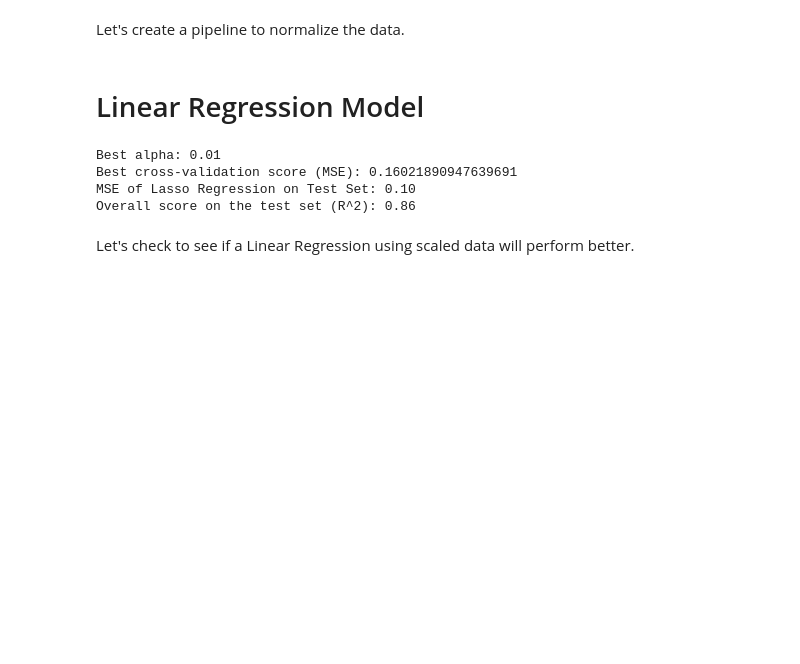
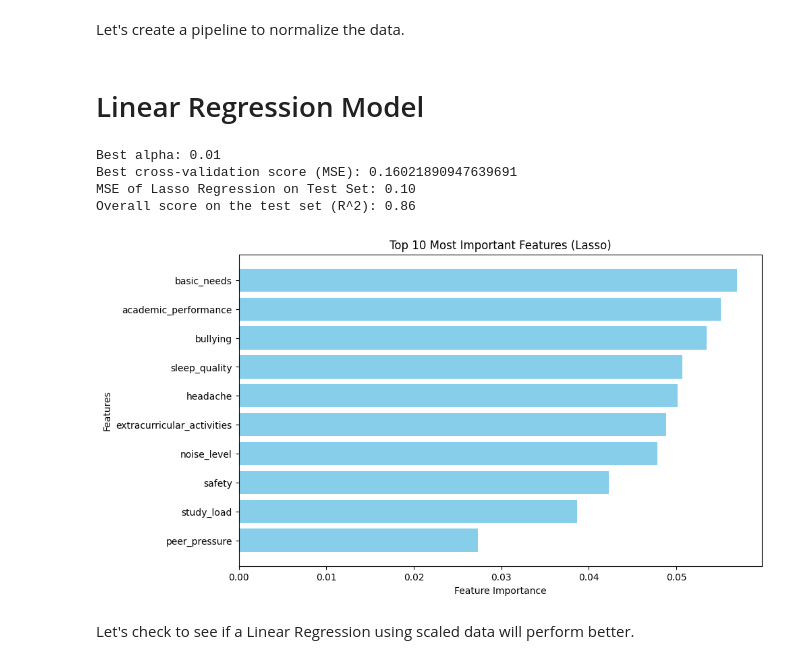
Before and after one commit to promatty/academic-performance-prediction, a Jupyter notebook: studentStress.ipynb, the cells around one changed output. Cells and saved outputs as stored; diff of their text form; code cells hidden in the pictures; blank space fills up the shorter version.

Commit message:
add feature importance charts

```diff
--- a/studentStress.ipynb
+++ b/studentStress.ipynb
@@ -96,32 +98,51 @@ X_test_normalized = pipeline.transform(X_test)
 # %%
 #grid for the alpha parameter, for tuning
 lasso_param_grid = {'alpha': [0.001, 0.01, 0.1, 1, 10, 100]}
 
 #initialize lasso model
 lasso_model = Lasso()
 
 #perform grid search
 lasso_grid_search = GridSearchCV(lasso_model, lasso_param_grid, cv=5, scoring='neg_mean_squared_error')
 lasso_grid_search.fit(X_train, y_train)
 
 #print best alpha and best cross-validation score
 print("Best alpha:", lasso_grid_search.best_params_['alpha'])
 print("Best cross-validation score (MSE):", -lasso_grid_search.best_score_)
 
 #get y_pred
 lasso_best_model = lasso_grid_search.best_estimator_
 y_pred_lasso = lasso_best_model.predict(X_test)
 mse_lasso = mean_squared_error(y_test, y_pred_lasso)
 print("MSE of Lasso Regression on Test Set: {:.2f}".format(mse_lasso))
 
 #score the lasso model
 test_set_score_lasso = lasso_best_model.score(X_test, y_test)
 print("Overall score on the test set (R^2): {:.2f}".format(test_set_score_lasso))
+
+#let us also plot feature importance
+feature_importance = np.abs(lasso_best_model.coef_)
+feature_names = X.columns
+
+#sort by most important
+sorted_idx = np.argsort(feature_importance)[::-1]
+sorted_feature_names = feature_names[sorted_idx]
+sorted_feature_importance = feature_importance[sorted_idx]
+
+#plotting
+plt.figure(figsize=(10, 6))
+plt.barh(sorted_feature_names[:10], sorted_feature_importance[:10], color='skyblue')
+plt.xlabel("Feature Importance")
+plt.ylabel("Features")
+plt.title("Top 10 Most Important Features (Lasso)")
+plt.gca().invert_yaxis()
+plt.show()
 # %% [output]
 Best alpha: 0.01
 Best cross-validation score (MSE): 0.16021890947639691
 MSE of Lasso Regression on Test Set: 0.10
 Overall score on the test set (R^2): 0.86
+[figure, added]
 # %% [markdown]
 Let's check to see if a Linear Regression using scaled data will perform better.
 # %% [markdown]
```
Also changed, not shown: parts of 2 cells of this notebook.
